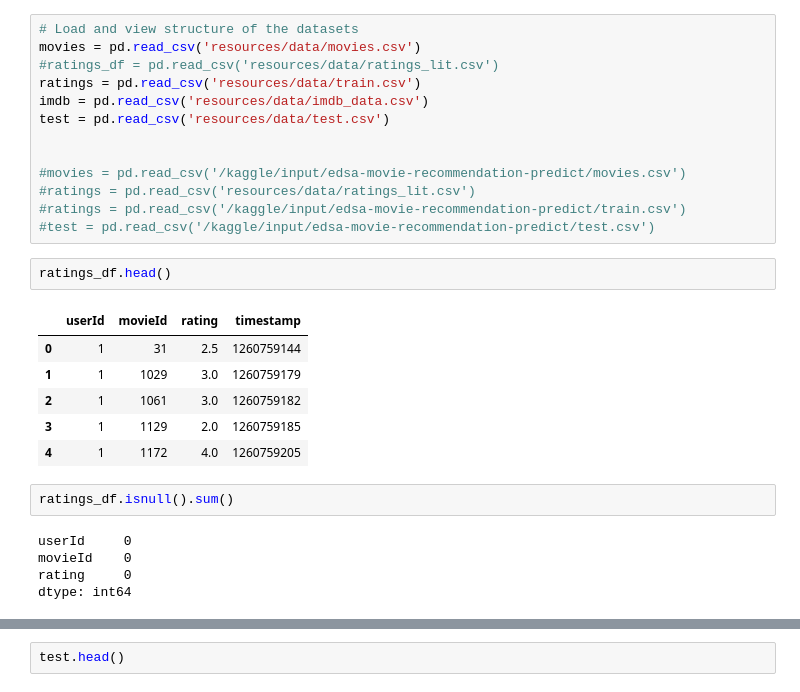
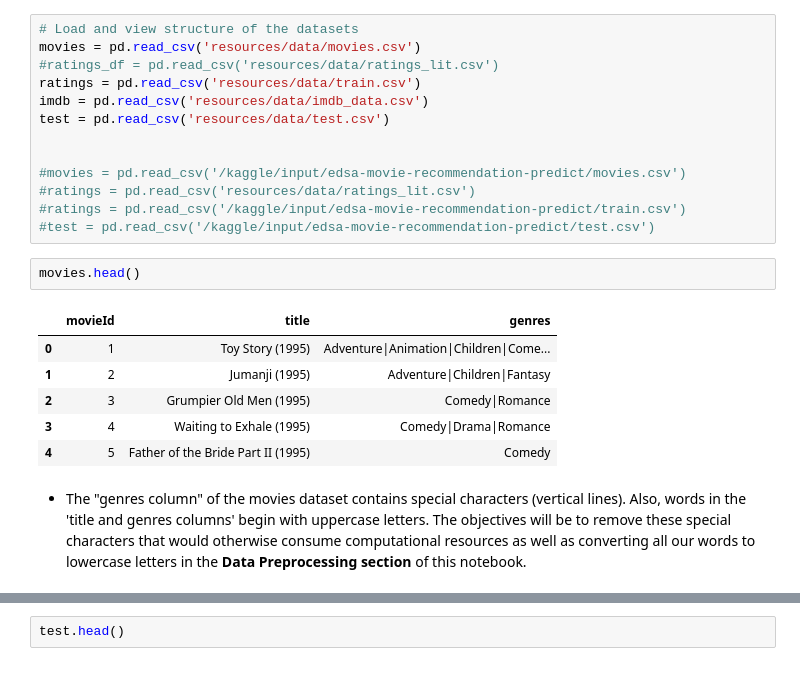
Before and after one commit to JasperZeroes/TeamND2-unsupervised-predict, a Jupyter notebook: TeamND2_notebook.ipynb, the cells around one changed output, grey strips where cells are left out. Cells and saved outputs as stored; diff of their text form.

```diff
--- a/TeamND2_notebook.ipynb
+++ b/TeamND2_notebook.ipynb
@@ -219,19 +219,14 @@ test = pd.read_csv('resources/data/test.csv')
 #ratings = pd.read_csv('resources/data/ratings_lit.csv')
 #ratings = pd.read_csv('/kaggle/input/edsa-movie-recommendation-predict/train.csv')
 #test = pd.read_csv('/kaggle/input/edsa-movie-recommendation-predict/test.csv')
-# %%
-ratings_df.head()
-# %% [output]
-|  | userId | movieId | rating | timestamp |
-| 0 | 1 | 31 | 2.5 | 1260759144 |
-| 1 | 1 | 1029 | 3.0 | 1260759179 |
-| 2 | 1 | 1061 | 3.0 | 1260759182 |
-| 3 | 1 | 1129 | 2.0 | 1260759185 |
-| 4 | 1 | 1172 | 4.0 | 1260759205 |
-# %%
-ratings_df.isnull().sum()
-# %% [output]
-userId     0
-movieId    0
-rating     0
-dtype: int64
+# %%
+movies.head()
+# %% [output]
+|  | movieId | title | genres |
+| 0 | 1 | Toy Story (1995) | Adventure|Animation|Children|Come... |
+| 1 | 2 | Jumanji (1995) | Adventure|Children|Fantasy |
+| 2 | 3 | Grumpier Old Men (1995) | Comedy|Romance |
+| 3 | 4 | Waiting to Exhale (1995) | Comedy|Drama|Romance |
+| 4 | 5 | Father of the Bride Part II (1995) | Comedy |
+# %% [markdown]
+* The "genres column" of the movies dataset contains special characters (vertical lines). Also, words in the 'title and genres columns' begin with uppercase letters. The objectives will be to remove these special characters that would otherwise consume computational resources as well as converting all our words to lowercase letters in the **Data Preprocessing section** of this notebook.
```
Also changed, not shown: parts of 29 cells of this notebook.
